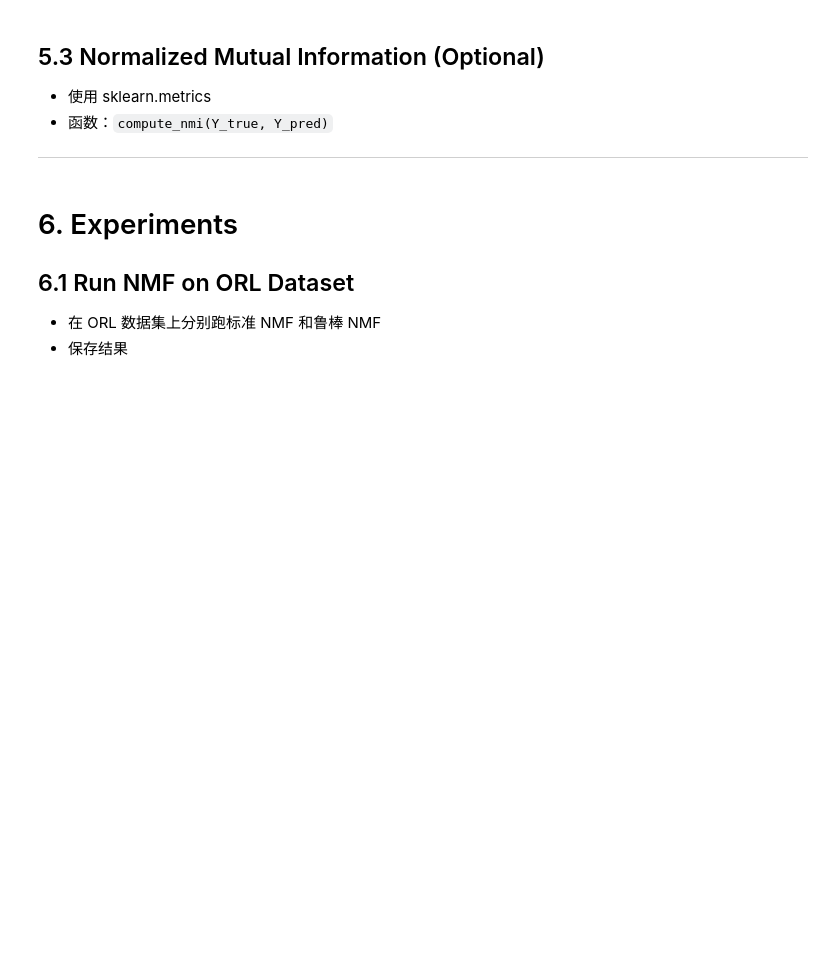
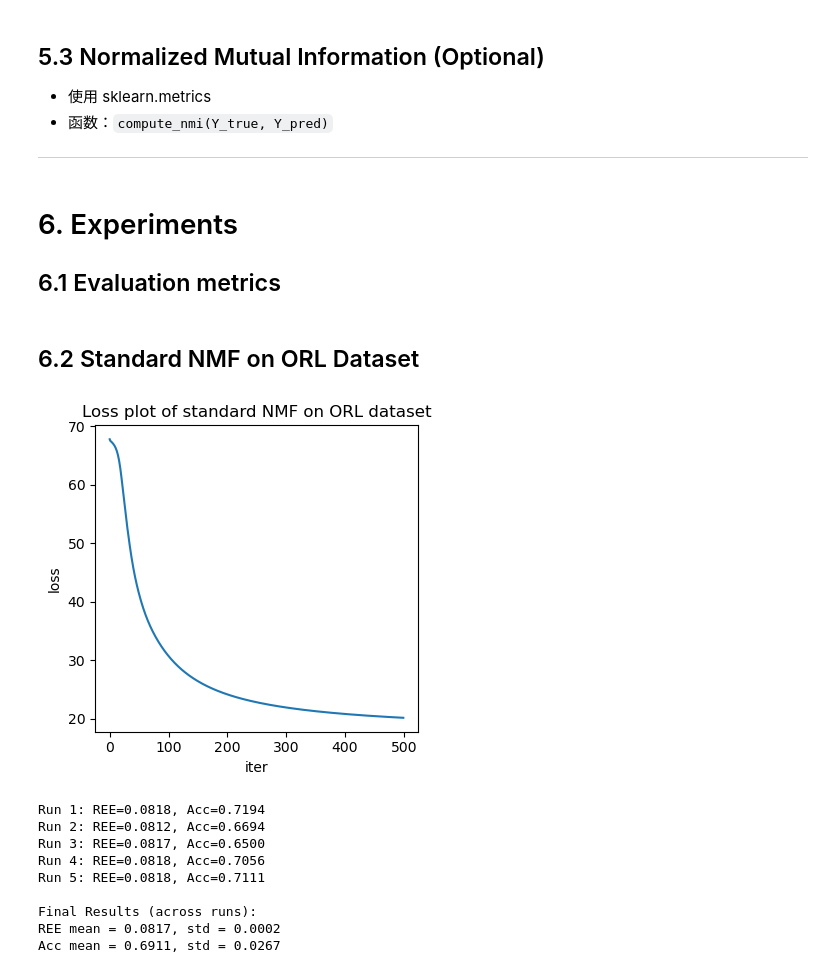
Before and after one commit to PartinGQAQ/COMP5328, a Jupyter notebook: Assignment_new_structure.ipynb, the cells around one changed output. Cells and saved outputs as stored; diff of their text form; code cells hidden in the pictures; blank space fills up the shorter version.

```diff
--- a/Assignment_new_structure.ipynb
+++ b/Assignment_new_structure.ipynb
@@ -233,6 +333,4 @@ def compute_acc(Y: np.ndarray, H, n_clusters):
 # %% [markdown]
 
 # 6. Experiments
-## 6.1 Run NMF on ORL Dataset
-- 在 ORL 数据集上分别跑标准 NMF 和鲁棒 NMF
-- 保存结果
+## 6.1 Evaluation metrics
@@ -238,0 +368,35 @@ def compute_acc(Y: np.ndarray, H, n_clusters):
+# %% [markdown]
+## 6.2 Standard NMF on ORL Dataset
+# %%
+# Train W H of the standard NMF algorithm on the ORL
+images_ORL, labels_ORL = load_orl_data(root="./data/ORL", reduce=4)
+result = nmf_standard(images_ORL, max_iter=500, rank=100, verbose=False)
+W, H, loss_list = result
+
+K = len(np.unique(labels_ORL))
+# print("unique labels:", K)
+# Ree
+REE = compute_ree(images_ORL, result[0], result[1])
+# Accuracy
+Acc = compute_acc(labels_ORL, result[1], K)
+
+plt.figure(figsize=(4, 4))
+plt.plot(loss_list)
+plt.ylabel('loss')
+plt.xlabel('iter')
+plt.title('Loss plot of standard NMF on ORL dataset')
+plt.tight_layout()
+plt.show()
+
+evaluation(images_ORL, labels_ORL, model="standard", iter=500, runtimes=5)
+# %% [output]
+[figure, added]
+Run 1: REE=0.0818, Acc=0.7194
+Run 2: REE=0.0812, Acc=0.6694
+Run 3: REE=0.0817, Acc=0.6500
+Run 4: REE=0.0818, Acc=0.7056
+Run 5: REE=0.0818, Acc=0.7111
+
+Final Results (across runs):
+REE mean = 0.0817, std = 0.0002
+Acc mean = 0.6911, std = 0.0267
```
Also changed, not shown: parts of 19 cells of this notebook.
